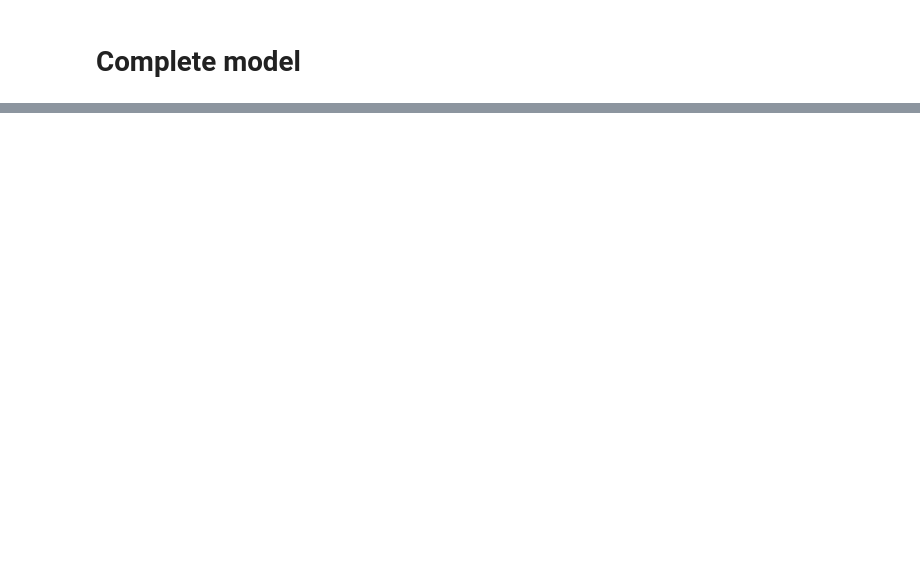
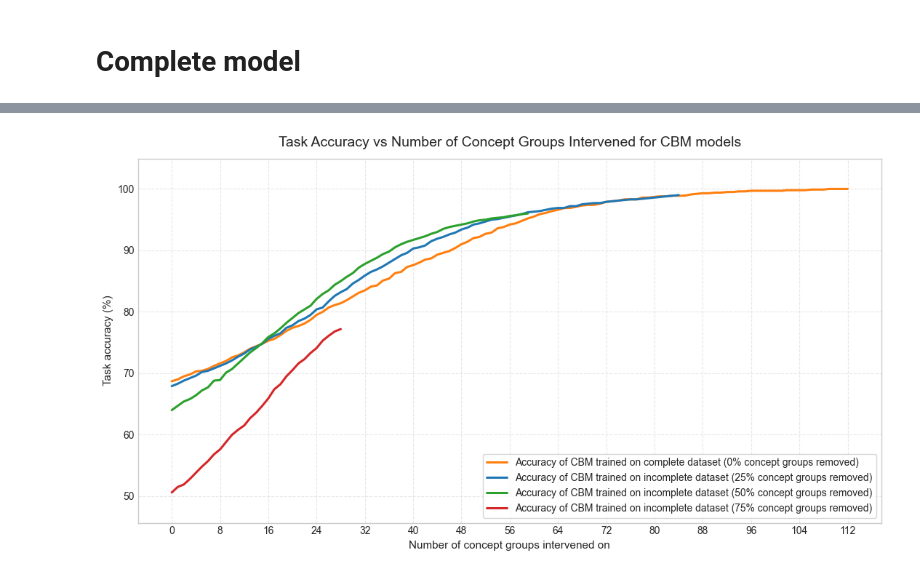
Before and after one commit to stephenmarcou/SCBM_implementation, a Jupyter notebook: results.ipynb, the cells around one changed output, grey strips where cells are left out. Drawn from its saved outputs; the diff is of its cells as text; code cells hidden in the pictures; blank space fills up the shorter version.

```diff
--- a/results.ipynb
+++ b/results.ipynb
@@ -11,8 +12,8 @@ from matplotlib.ticker import MaxNLocator
 model_dir = "incomplete_21_2026-04-17_10-13-55_f3d9e"
 
 
-def extract_info_from_intervention_log(model_dir):
-    experiment_path = os.path.join("experiments", "scbm", "CUB")
+def extract_info_from_intervention_log(model_dir, model_type="scbm"):
+    experiment_path = os.path.join("experiments", model_type, "CUB")
     concepts_intervened_list = []
     y_accuracies_list = []
     c_accuracies_list = []
@@ -97,0 +118,91 @@ plt.show()
+# %%
+
+
+
+model_dir_cbm_complete = "complete2026-04-18_15-09-53_856ec"
+model_dir_cbm_incomplete_7 = "incomplete_7_2026-04-18_13-40-26_065b9"
+model_dir_cbm_incomplete_14 = "incomplete_14_2026-04-17_17-19-19_67b49"
+model_dir_cbm_incomplete_21 = "incomplete_21_2026-04-18_12-11-55_072f8"
+
+concepts_intervened_list_cbm_complete, y_accuracies_list_cbm_complete, c_accuracies_list_cbm_complete = extract_info_from_intervention_log(model_dir_cbm_complete, model_type="cbm")
+concepts_intervened_list_cbm_incomplete_7, y_accuracies_list_cbm_incomplete_7, c_accuracies_list_cbm_incomplete_7 = extract_info_from_intervention_log(model_dir_cbm_incomplete_7, model_type="cbm")
+concepts_intervened_list_cbm_incomplete_14, y_accuracies_list_cbm_incomplete_14, c_accuracies_list_cbm_incomplete_14 = extract_info_from_intervention_log(model_dir_cbm_incomplete_14, model_type="cbm")
+concepts_intervened_list_cbm_incomplete_21, y_accuracies_list_cbm_incomplete_21, c_accuracies_list_cbm_incomplete_21 = extract_info_from_intervention_log(model_dir_cbm_incomplete_21, model_type="cbm")
+
+len_complete = len(y_accuracies_list_cbm_complete)
+len_incomplete_7 = len(y_accuracies_list_cbm_incomplete_7)
+len_incomplete_14 = len(y_accuracies_list_cbm_incomplete_14)
+len_incomplete_21 = len(y_accuracies_list_cbm_incomplete_21)
+
+concepts_intervened_list_cbm_complete = concepts_intervened_list_cbm_complete[:len_complete//2]
+y_accuracies_list_cbm_complete = y_accuracies_list_cbm_complete[:len_complete//2]
+concepts_intervened_list_cbm_incomplete_7 = concepts_intervened_list_cbm_incomplete_7[:len_incomplete_7//2]
+y_accuracies_list_cbm_incomplete_7 = y_accuracies_list_cbm_incomplete_7[:len_incomplete_7//2]
+concepts_intervened_list_cbm_incomplete_14 = concepts_intervened_list_cbm_incomplete_14[:len_incomplete_14//2]
+y_accuracies_list_cbm_incomplete_14 = y_accuracies_list_cbm_incomplete_14[:len_incomplete_14//2]
+concepts_intervened_list_cbm_incomplete_21 = concepts_intervened_list_cbm_incomplete_21[:len_incomplete_21//2]
+y_accuracies_list_cbm_incomplete_21 = y_accuracies_list_cbm_incomplete_21[:len_incomplete_21//2]
+
+
+
+
+plt.style.use("seaborn-v0_8-whitegrid")
+fig, ax = plt.subplots(figsize=(11, 6))
+
+ax.plot(
+    concepts_intervened_list_cbm_complete,
+    y_accuracies_list_cbm_complete,
+    linewidth=2.2,
+    markersize=6,
+    color="#ff7f0e",
+    label=r"Accuracy of CBM trained on complete dataset (0% concept groups removed)",
+)
+
+ax.plot(
+    concepts_intervened_list_cbm_incomplete_7,
+    y_accuracies_list_cbm_incomplete_7,
+    color = "#1f77b4",
+    linewidth=2.2,
+    markersize=6,
+    label=r"Accuracy of CBM trained on incomplete dataset (25% concept groups removed)",
+)
+
+ax.plot(
+    concepts_intervened_list_cbm_incomplete_14,
+    y_accuracies_list_cbm_incomplete_14,
+    color = "#2ca02c",
+    linewidth=2.2,
+    markersize=6,
+    label=r"Accuracy of CBM trained on incomplete dataset (50% concept groups removed)",
+)
+
+ax.plot(
+    concepts_intervened_list_cbm_incomplete_21,
+    y_accuracies_list_cbm_incomplete_21,
+    color = "#d62728",
+    linewidth=2.2,
+    markersize=6,
+    label=r"Accuracy of CBM trained on incomplete dataset (75% concept groups removed)",
+)
+
+ax.set_title(
+    "Task Accuracy vs Number of Concept Groups Intervened for CBM models",
+    fontsize=14,
+    pad=12,
+)
+ax.set_xlabel("Number of concept groups intervened on", fontsize=11)
+ax.set_ylabel("Task accuracy (%)", fontsize=11)
+max_len = max(len(concepts_intervened_list_cbm_complete), len(concepts_intervened_list_cbm_incomplete_7), len(concepts_intervened_list_cbm_incomplete_14), len(concepts_intervened_list_cbm_incomplete_21))
+ax.xaxis.set_major_locator(MaxNLocator(integer=True, prune=None, nbins=min(20, max_len)))
+
+y_min = min(min(y_accuracies_list_cbm_complete), min(y_accuracies_list_cbm_incomplete_7), min(y_accuracies_list_cbm_incomplete_14), min(y_accuracies_list_cbm_incomplete_21))
+y_max = max(max(y_accuracies_list_cbm_complete), max(y_accuracies_list_cbm_incomplete_7), max(y_accuracies_list_cbm_incomplete_14), max(y_accuracies_list_cbm_incomplete_21))
+pad = max((y_max - y_min) * 0.1, 0.5)
+ax.set_ylim(y_min - pad, y_max + pad)
+ax.grid(True, which="major", linestyle="--", alpha=0.45)
+ax.legend(frameon=True)
+fig.tight_layout()
+
+plt.show()
+# %% [output]
+[figure, added]
```
Also changed, not shown: parts of 6 cells of this notebook, 3 other files.
